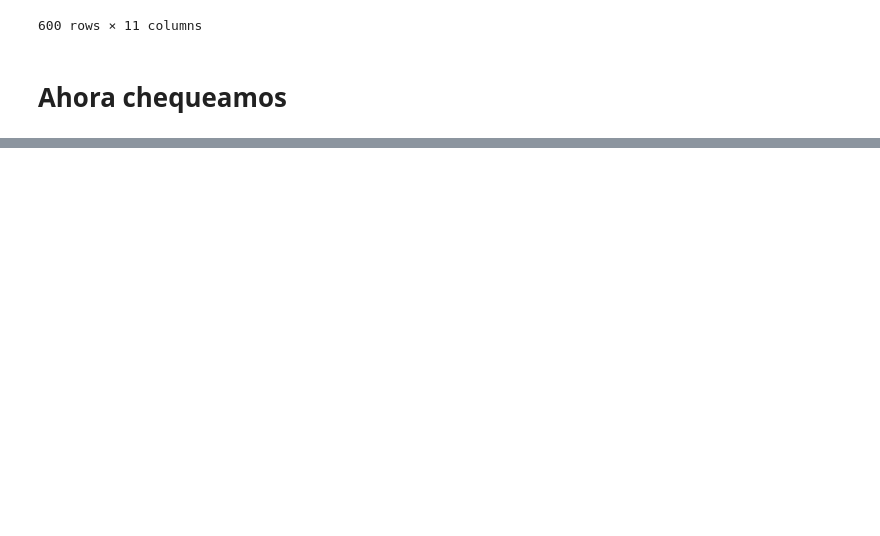
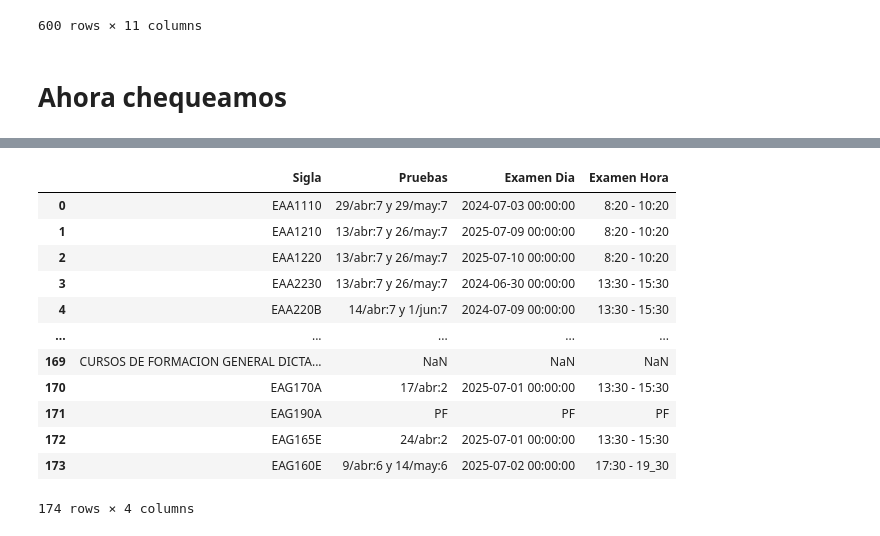
Before and after one commit to Andresdiazdcd/Automate-VRAI-UC, a Jupyter notebook: VRAI2026/cursos2026/ChequeoECONOMIA.ipynb, the cells around one changed output, grey strips where cells are left out. Cells and saved outputs as stored; diff of their text form; code cells hidden in the pictures; blank space fills up the shorter version.

```diff
--- a/VRAI2026/cursos2026/ChequeoECONOMIA.ipynb
+++ b/VRAI2026/cursos2026/ChequeoECONOMIA.ipynb
@@ -97,0 +145,16 @@ df_final.to_excel("recopilado_outputs.xlsx", index=False)
+# %%
+df_eval
+# %% [output]
+|  | Sigla | Pruebas | Examen Dia | Examen Hora |
+| 0 | EAA1110 | 29/abr:7 y 29/may:7 | 2024-07-03 00:00:00 | 8:20 - 10:20 |
+| 1 | EAA1210 | 13/abr:7 y 26/may:7 | 2025-07-09 00:00:00 | 8:20 - 10:20 |
+| 2 | EAA1220 | 13/abr:7 y 26/may:7 | 2025-07-10 00:00:00 | 8:20 - 10:20 |
+| 3 | EAA2230 | 13/abr:7 y 26/may:7 | 2024-06-30 00:00:00 | 13:30 - 15:30 |
+| 4 | EAA220B | 14/abr:7 y 1/jun:7 | 2024-07-09 00:00:00 | 13:30 - 15:30 |
+| ... | ... | ... | ... | ... |
+| 169 | CURSOS DE FORMACION GENERAL DICTA... | NaN | NaN | NaN |
+| 170 | EAG170A | 17/abr:2 | 2025-07-01 00:00:00 | 13:30 - 15:30 |
+| 171 | EAG190A | PF | PF | PF |
+| 172 | EAG165E | 24/abr:2 | 2025-07-01 00:00:00 | 13:30 - 15:30 |
+| 173 | EAG160E | 9/abr:6 y 14/may:6 | 2025-07-02 00:00:00 | 17:30 - 19_30 |
+174 rows × 4 columns
```
Also changed, not shown: parts of 6 cells of this notebook, 1 other file.
